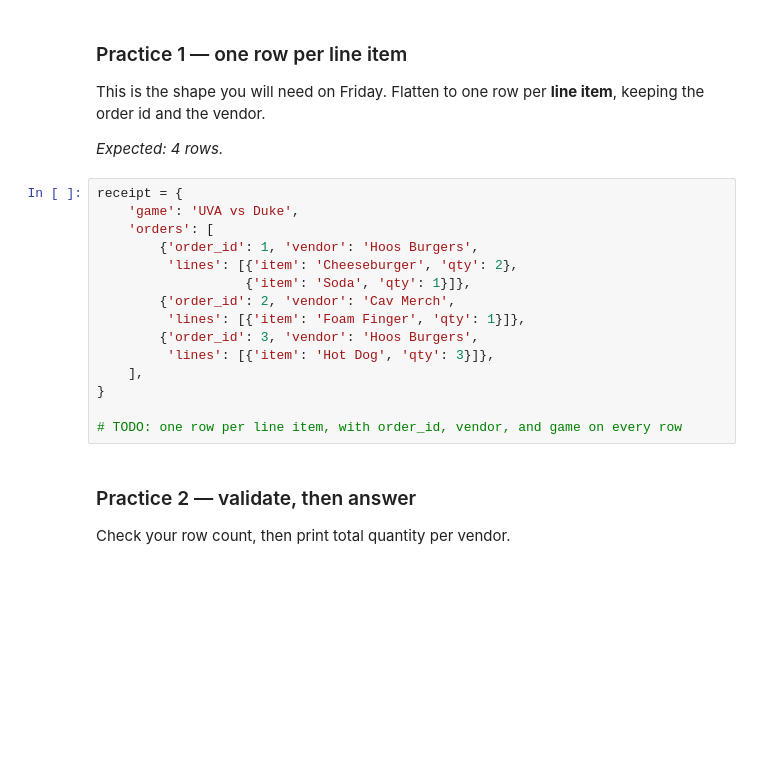
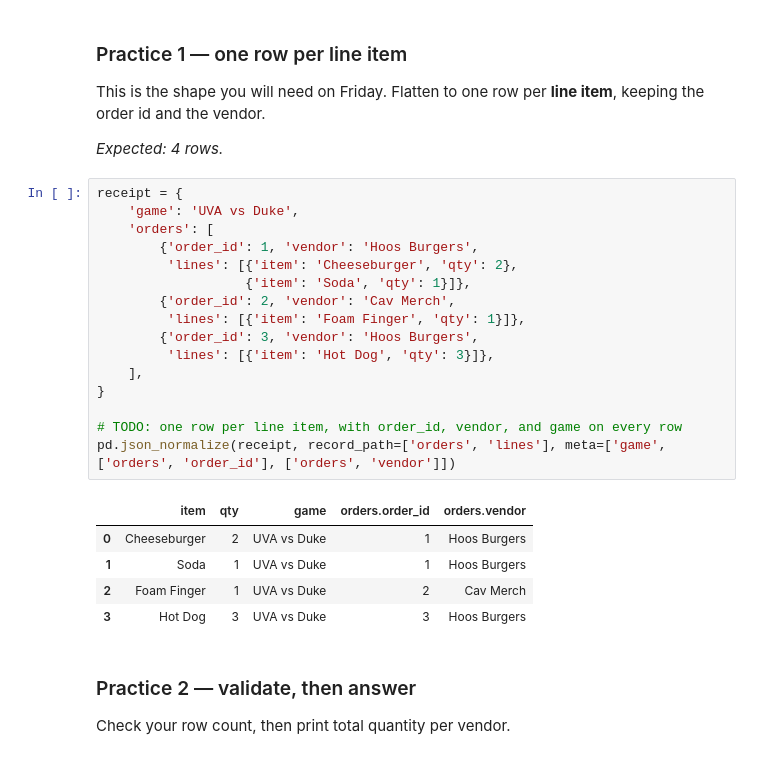
Before and after one commit to ishanallasanagala/ds2002-fa26, a Jupyter notebook: notebooks/04-json-apis/2026-09-28 — JSON and Nested Records — Lecture.ipynb, the cells around one changed output. Saved outputs shown, nothing was run; the diff lists cells and outputs as text; blank space fills up the shorter version.

```diff
--- a/notebooks/04-json-apis/2026-09-28 — JSON and Nested Records — Lecture.ipynb
+++ b/notebooks/04-json-apis/2026-09-28 — JSON and Nested Records — Lecture.ipynb
@@ -153,18 +230,25 @@ This is the shape you will need on Friday. Flatten to one row per **line item**,
 # %%
 receipt = {
     'game': 'UVA vs Duke',
     'orders': [
         {'order_id': 1, 'vendor': 'Hoos Burgers',
          'lines': [{'item': 'Cheeseburger', 'qty': 2},
                    {'item': 'Soda', 'qty': 1}]},
         {'order_id': 2, 'vendor': 'Cav Merch',
          'lines': [{'item': 'Foam Finger', 'qty': 1}]},
         {'order_id': 3, 'vendor': 'Hoos Burgers',
          'lines': [{'item': 'Hot Dog', 'qty': 3}]},
     ],
 }
 
 # TODO: one row per line item, with order_id, vendor, and game on every row
+pd.json_normalize(receipt, record_path=['orders', 'lines'], meta=['game', ['orders', 'order_id'], ['orders', 'vendor']])
+# %% [output]
+|  | item | qty | game | orders.order_id | orders.vendor |
+| 0 | Cheeseburger | 2 | UVA vs Duke | 1 | Hoos Burgers |
+| 1 | Soda | 1 | UVA vs Duke | 1 | Hoos Burgers |
+| 2 | Foam Finger | 1 | UVA vs Duke | 2 | Cav Merch |
+| 3 | Hot Dog | 3 | UVA vs Duke | 3 | Hoos Burgers |
 # %% [markdown]
 ### Practice 2 — validate, then answer
 
```
Also changed, not shown: parts of 11 cells of this notebook.
